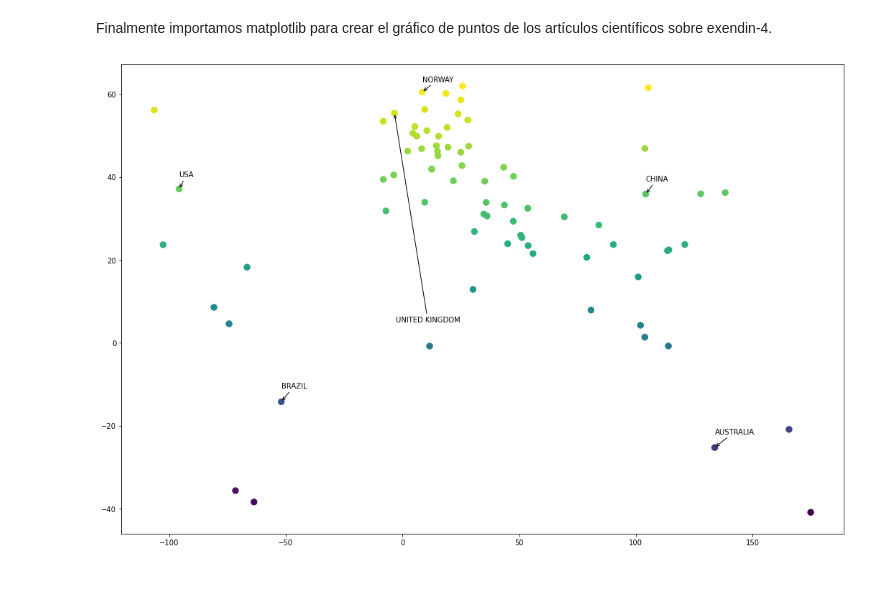
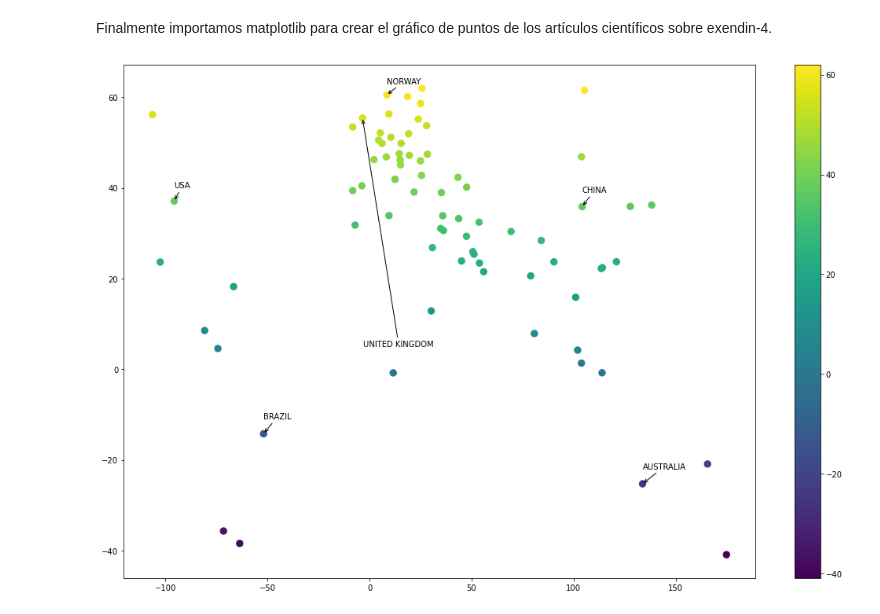
Before and after one commit to LeoPRhon/Tareas-Bioinformatica-G01, a Jupyter notebook: Mapa de Ciencia Leonardo Proaño.ipynb, the cells around one changed output. Drawn from its saved outputs; the diff is of its cells as text; code cells hidden in the pictures; blank space fills up the shorter version.

```diff
--- a/Mapa de Ciencia Leonardo Proaño.ipynb
+++ b/Mapa de Ciencia Leonardo Proaño.ipynb
@@ -189,26 +189,27 @@ Finalmente importamos matplotlib para crear el gráfico de puntos de los artícu
 # %%
 import matplotlib.pyplot as plt
 plt.scatter(all_data.longitude, all_data.latitude, s=70, c=all_data.latitude)
+plt.colorbar()
 
 
 ard = dict(arrowstyle="->")
 plt.annotate('USA', xy = (-95.712891, 37.09024),
                xytext = (-95.712891, 40), arrowprops = ard)
 plt.annotate('UNITED KINGDOM', xy = (-3.435973,55.378051),
                xytext = (-3,5), arrowprops= ard)
 plt.annotate('BRAZIL', xy = (-51.92528, -14.235004),
                xytext = (-51.92528, -11), arrowprops= ard)
 plt.annotate('CHINA', xy = (104.195397, 35.86166),
                xytext = (104.195397, 39), arrowprops= ard)
 plt.annotate('AUSTRALIA', xy = (133.775136, -25.274398),
                xytext = (133.775136, -22), arrowprops= ard)
 plt.annotate('NORWAY', xy = (8.468946, 60.472024),
                xytext = (8.468946, 63), arrowprops= ard)
 
 params = plt.gcf()
 plSize = params.get_size_inches()
 params.set_size_inches( (plSize[0] * 3, plSize[1] * 3) )
 
 #USA UK BRASIL CHINA AUSTRALIA NORWAY
 # %% [output]
-[figure, old version]
+[figure, new version]
```
